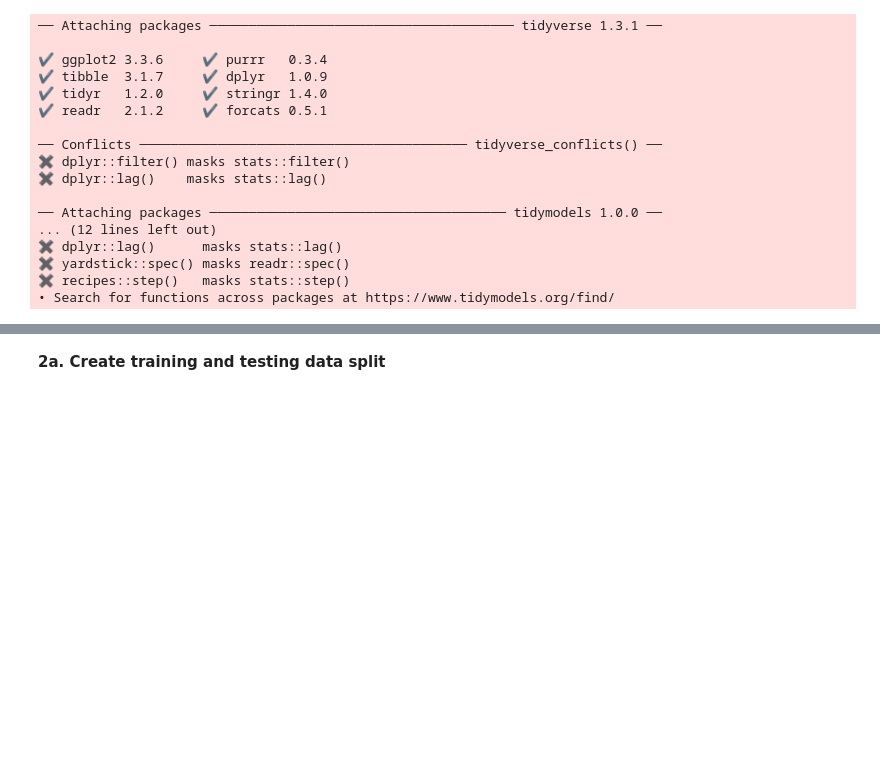
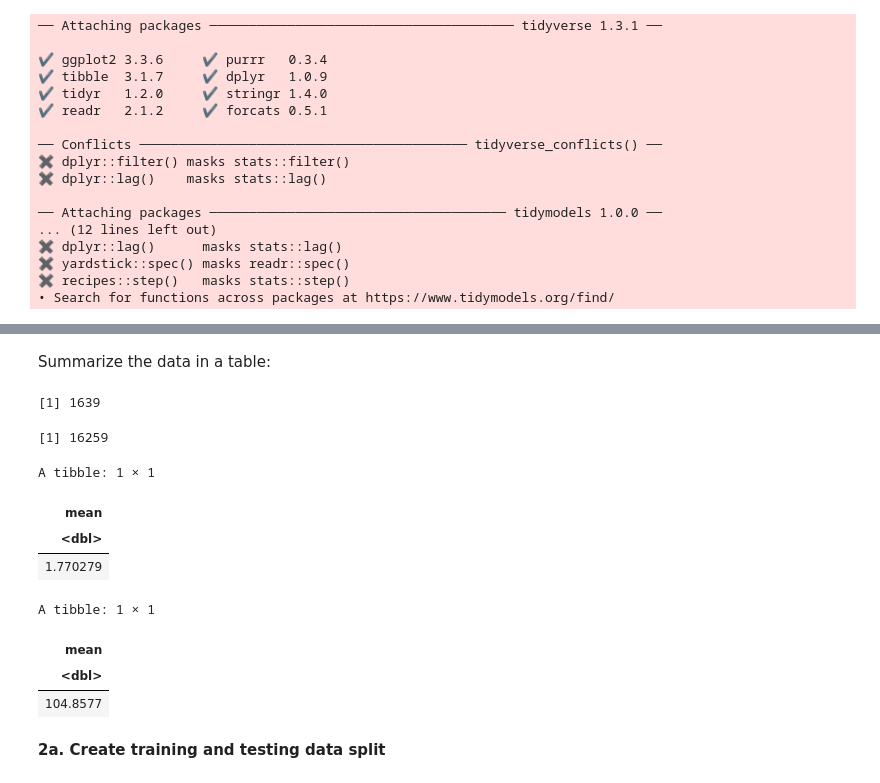
Before and after one commit to nailserverzone/dsci-100-2023w2-group-11, a Jupyter notebook: Proposal.ipynb, the cells around one changed output, grey strips where cells are left out. Cells and saved outputs as stored; diff of their text form; code cells hidden in the pictures; blank space fills up the shorter version.

Commit message:
Started summarizing data
Began creating objects to put in a summary table

```diff
--- a/Proposal.ipynb
+++ b/Proposal.ipynb
@@ -68,6 +68,41 @@ A tibble: 17898 × 9
 | 119.3359 | 59.93594 | 0.1593631 | -0.74302540 | 21.430602 | ... |
 | 114.5078 | 53.90240 | 0.2011614 | -0.02478884 | 1.946488 | ... |
 | 57.0625 | 85.79734 | 1.4063910 | 0.08951971 | 188.306020 | ... |
+# %% [markdown]
+Summarize the data in a table:
+# %%
+class_one <- pulsar_data |>
+    filter(class == "1") |>
+    nrow()
+class_one
+
+class_zero <- pulsar_data |>
+    filter(class == "0") |>
+    nrow()
+class_zero
+
+mean_predictor_one <- pulsar_data |>
+    select(skew_integrated_profile) |>
+    summarize(mean = mean(skew_integrated_profile))
+mean_predictor_one
+
+mean_predictor_two <- pulsar_data |>
+    select(skew_dmsnr) |>
+    summarize(mean = mean(skew_dmsnr))
+mean_predictor_two
+
+#summary <- tibble(c(class_one, class_zero, missing_data, col_names =
+# %% [output]
+[1] 1639
+[1] 16259
+A tibble: 1 × 1
+| mean |
+| <dbl> |
+| 1.770279 |
+A tibble: 1 × 1
+| mean |
+| <dbl> |
+| 104.8577 |
 # %% [markdown]
 <b>2a. Create training and testing data split</b>
 # %%
```
